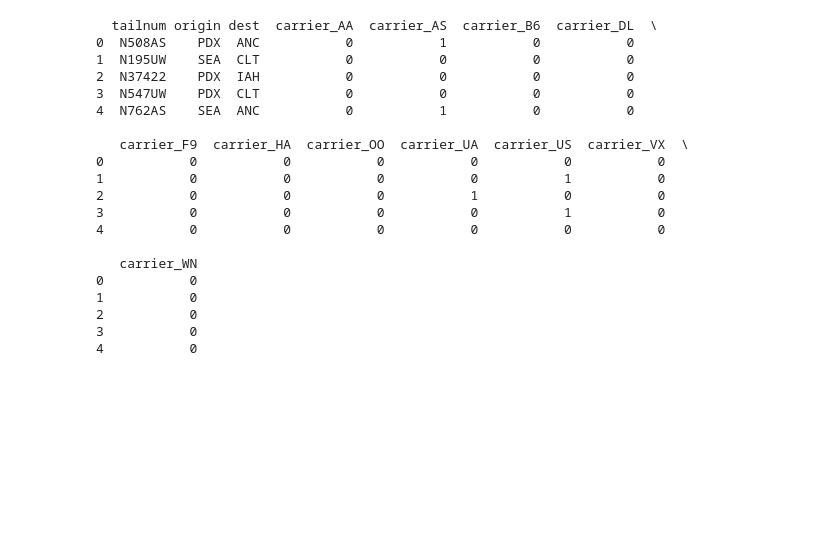
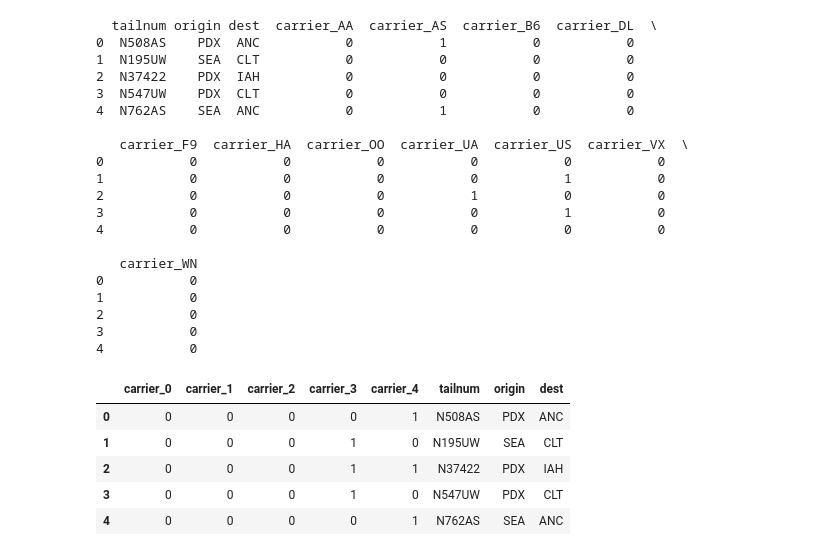
Before and after one commit to davideliason/DM4BA_Personal_Practice, a Jupyter notebook: Flights_DA_EDA.ipynb, the cells around one changed output. Cells and saved outputs as stored; diff of their text form; code cells hidden in the pictures; blank space fills up the shorter version.

Commit message:
binary encoding on the dataset to have fewer new columns than one-hot encoding method

```diff
--- a/Flights_DA_EDA.ipynb
+++ b/Flights_DA_EDA.ipynb
@@ -232,0 +235,16 @@ print(cat_df_flights_onehot.head())
+# %%
+cat_df_flights_ce = categorical_flights_df.copy()
+
+import category_encoders as ce
+
+encoder = ce.BinaryEncoder(cols=['carrier'])
+df_binary = encoder.fit_transform(cat_df_flights_ce)
+
+df_binary.head()
+# %% [output]
+|  | carrier_0 | carrier_1 | carrier_2 | carrier_3 | carrier_4 | tailnum | origin | dest |
+| 0 | 0 | 0 | 0 | 0 | 1 | N508AS | PDX | ANC |
+| 1 | 0 | 0 | 0 | 1 | 0 | N195UW | SEA | CLT |
+| 2 | 0 | 0 | 0 | 1 | 1 | N37422 | PDX | IAH |
+| 3 | 0 | 0 | 0 | 1 | 0 | N547UW | PDX | CLT |
+| 4 | 0 | 0 | 0 | 0 | 1 | N762AS | SEA | ANC |
```
Also changed, not shown: parts of 1 cell of this notebook.
